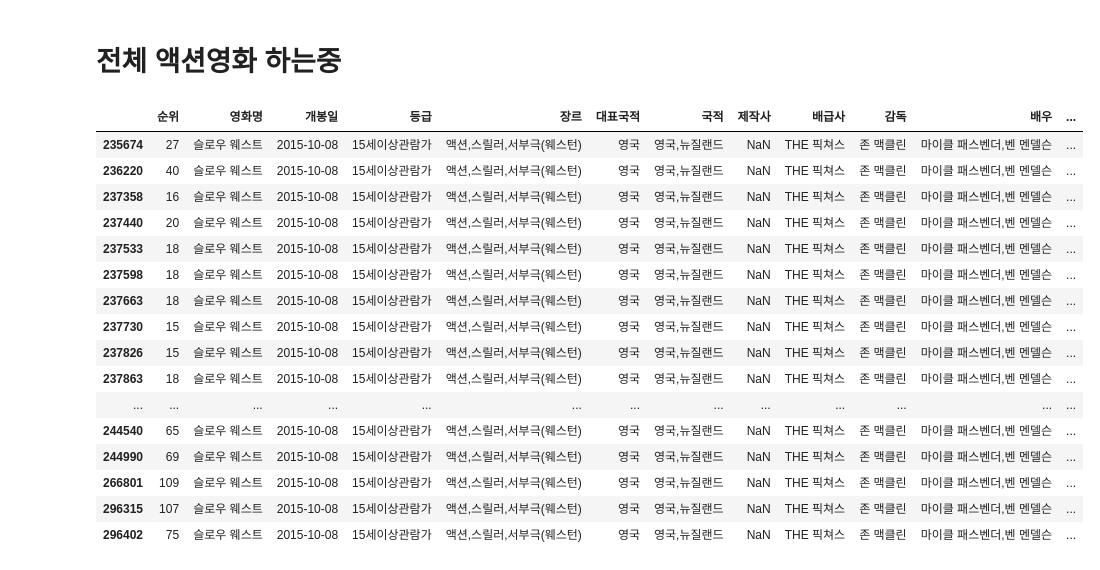
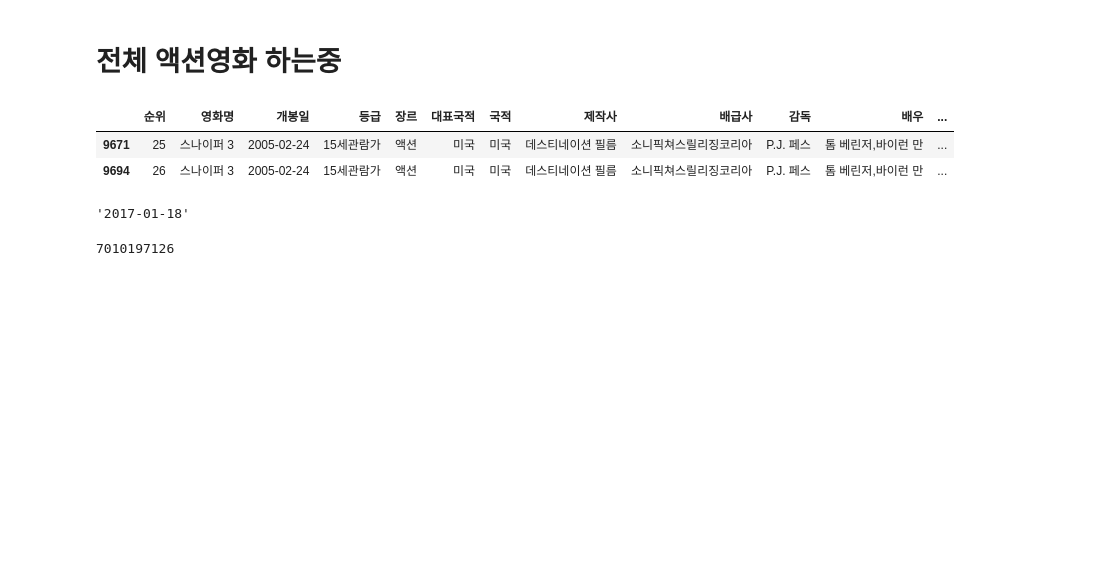
Before and after one commit to wonyounging/1_Project, a Jupyter notebook: 분석_액션영화 장르.ipynb, the cells around one changed output. Cells and saved outputs as stored; diff of their text form; code cells hidden in the pictures; blank space fills up the shorter version.

```diff
--- a/분석_액션영화 장르.ipynb
+++ b/분석_액션영화 장르.ipynb
@@ -8,3 +8,7 @@ plt.rcParams['axes.unicode_minus'] =False
 # %%
 import warnings
 warnings.filterwarnings("ignore")
+# %%
+# 집 전용
+data = pd.read_csv('./use_data/(완)[KOBIS] 박스오피스_일별(2003~2022)_장르_수정.csv')
+data
@@ -11,6 +29,6 @@ warnings.filterwarnings("ignore")
 # %%
-data = pd.read_csv('./use_data_3/(완)[KOBIS] 박스오피스_일별(2003~2022)_장르_수정.csv')
-data
+# data = pd.read_csv('./use_data_3/(완)[KOBIS] 박스오피스_일별(2003~2022)_장르_수정.csv')
+# data
 # %% [output]
 |  | 순위 | 영화명 | 개봉일 | 등급 | 장르 | 대표국적 | 국적 | 제작사 | 배급사 | 감독 | 배우 | ... |
 | 0 | 1 | 동갑내기 과외하기 | 2003-02-07 | 12세관람가 | 코미디 | 한국 | 한국 | 코리아 엔터테인먼트 | CJ ENM | 김경형 | 김하늘,권상우,공유,김지우,백일섭,김혜옥,김자옥,오승근,이성... | ... |
@@ -661,23 +672,35 @@ plt.show()
 # %% [markdown]
 # 전체 액션영화 하는중
 # %%
-test = data[data['영화명'] == all_act_name[1560]]
+test = action_movies[action_movies['영화명'] == all_act_name[28]]
 test
 # %% [output]
 |  | 순위 | 영화명 | 개봉일 | 등급 | 장르 | 대표국적 | 국적 | 제작사 | 배급사 | 감독 | 배우 | ... |
-| 235674 | 27 | 슬로우 웨스트 | 2015-10-08 | 15세이상관람가 | 액션,스릴러,서부극(웨스턴) | 영국 | 영국,뉴질랜드 | NaN | THE 픽쳐스 | 존 맥클린 | 마이클 패스벤더,벤 멘델슨 | ... |
-| 236220 | 40 | 슬로우 웨스트 | 2015-10-08 | 15세이상관람가 | 액션,스릴러,서부극(웨스턴) | 영국 | 영국,뉴질랜드 | NaN | THE 픽쳐스 | 존 맥클린 | 마이클 패스벤더,벤 멘델슨 | ... |
-| 237358 | 16 | 슬로우 웨스트 | 2015-10-08 | 15세이상관람가 | 액션,스릴러,서부극(웨스턴) | 영국 | 영국,뉴질랜드 | NaN | THE 픽쳐스 | 존 맥클린 | 마이클 패스벤더,벤 멘델슨 | ... |
-| 237440 | 20 | 슬로우 웨스트 | 2015-10-08 | 15세이상관람가 | 액션,스릴러,서부극(웨스턴) | 영국 | 영국,뉴질랜드 | NaN | THE 픽쳐스 | 존 맥클린 | 마이클 패스벤더,벤 멘델슨 | ... |
-| 237533 | 18 | 슬로우 웨스트 | 2015-10-08 | 15세이상관람가 | 액션,스릴러,서부극(웨스턴) | 영국 | 영국,뉴질랜드 | NaN | THE 픽쳐스 | 존 맥클린 | 마이클 패스벤더,벤 멘델슨 | ... |
-| 237598 | 18 | 슬로우 웨스트 | 2015-10-08 | 15세이상관람가 | 액션,스릴러,서부극(웨스턴) | 영국 | 영국,뉴질랜드 | NaN | THE 픽쳐스 | 존 맥클린 | 마이클 패스벤더,벤 멘델슨 | ... |
-| 237663 | 18 | 슬로우 웨스트 | 2015-10-08 | 15세이상관람가 | 액션,스릴러,서부극(웨스턴) | 영국 | 영국,뉴질랜드 | NaN | THE 픽쳐스 | 존 맥클린 | 마이클 패스벤더,벤 멘델슨 | ... |
-| 237730 | 15 | 슬로우 웨스트 | 2015-10-08 | 15세이상관람가 | 액션,스릴러,서부극(웨스턴) | 영국 | 영국,뉴질랜드 | NaN | THE 픽쳐스 | 존 맥클린 | 마이클 패스벤더,벤 멘델슨 | ... |
-| 237826 | 15 | 슬로우 웨스트 | 2015-10-08 | 15세이상관람가 | 액션,스릴러,서부극(웨스턴) | 영국 | 영국,뉴질랜드 | NaN | THE 픽쳐스 | 존 맥클린 | 마이클 패스벤더,벤 멘델슨 | ... |
-| 237863 | 18 | 슬로우 웨스트 | 2015-10-08 | 15세이상관람가 | 액션,스릴러,서부극(웨스턴) | 영국 | 영국,뉴질랜드 | NaN | THE 픽쳐스 | 존 맥클린 | 마이클 패스벤더,벤 멘델슨 | ... |
-| ... | ... | ... | ... | ... | ... | ... | ... | ... | ... | ... | ... | ... |
-| 244540 | 65 | 슬로우 웨스트 | 2015-10-08 | 15세이상관람가 | 액션,스릴러,서부극(웨스턴) | 영국 | 영국,뉴질랜드 | NaN | THE 픽쳐스 | 존 맥클린 | 마이클 패스벤더,벤 멘델슨 | ... |
-| 244990 | 69 | 슬로우 웨스트 | 2015-10-08 | 15세이상관람가 | 액션,스릴러,서부극(웨스턴) | 영국 | 영국,뉴질랜드 | NaN | THE 픽쳐스 | 존 맥클린 | 마이클 패스벤더,벤 멘델슨 | ... |
-| 266801 | 109 | 슬로우 웨스트 | 2015-10-08 | 15세이상관람가 | 액션,스릴러,서부극(웨스턴) | 영국 | 영국,뉴질랜드 | NaN | THE 픽쳐스 | 존 맥클린 | 마이클 패스벤더,벤 멘델슨 | ... |
-| 296315 | 107 | 슬로우 웨스트 | 2015-10-08 | 15세이상관람가 | 액션,스릴러,서부극(웨스턴) | 영국 | 영국,뉴질랜드 | NaN | THE 픽쳐스 | 존 맥클린 | 마이클 패스벤더,벤 멘델슨 | ... |
-| 296402 | 75 | 슬로우 웨스트 | 2015-10-08 | 15세이상관람가 | 액션,스릴러,서부극(웨스턴) | 영국 | 영국,뉴질랜드 | NaN | THE 픽쳐스 | 존 맥클린 | 마이클 패스벤더,벤 멘델슨 | ... |
+| 9671 | 25 | 스나이퍼 3 | 2005-02-24 | 15세관람가 | 액션 | 미국 | 미국 | 데스티네이션 필름 | 소니픽쳐스릴리징코리아 | P.J. 페스 | 톰 베린저,바이런 만 | ... |
+| 9694 | 26 | 스나이퍼 3 | 2005-02-24 | 15세관람가 | 액션 | 미국 | 미국 | 데스티네이션 필름 | 소니픽쳐스릴리징코리아 | P.J. 페스 | 톰 베린저,바이런 만 | ... |
+# %%
+test['개봉일'].iloc[0]
+# %% [output]
+'2017-01-18'
+# %%
+test = action_movies[action_movies['영화명'] == all_act_name[640]]
+# 날짜 데이터 datetime형으로 변환
+test['개봉일'] = pd.to_datetime(test['개봉일'])
+test['기준일'] = pd.to_datetime(test['기준일'])
+
+# 개봉일 이전 데이터만 추출
+before_test = test[test['기준일'] < test['개봉일']]
+# 개봉일 이전 기간
+before_open = (before_test['개봉일'].iloc[0] - before_test['기준일'].iloc[0]).days
+before_open_sales = before_test['누적매출액'].iloc[-1]
+
+
+# 개봉일 이후 데이터만 추출
+after_test = test[test['기준일'] >= test['개봉일']]
+# 개봉일 이후 기간
+after_open = (after_test['기준일'].iloc[-1] - after_test['개봉일'].iloc[0]).days
+# 개봉일 이후 매출액
+after_open_sales = after_test['누적매출액'].iloc[-1]
+after_open_sales
+# %% [output]
+7010197126
```
Also changed, not shown: parts of 16 cells of this notebook.
